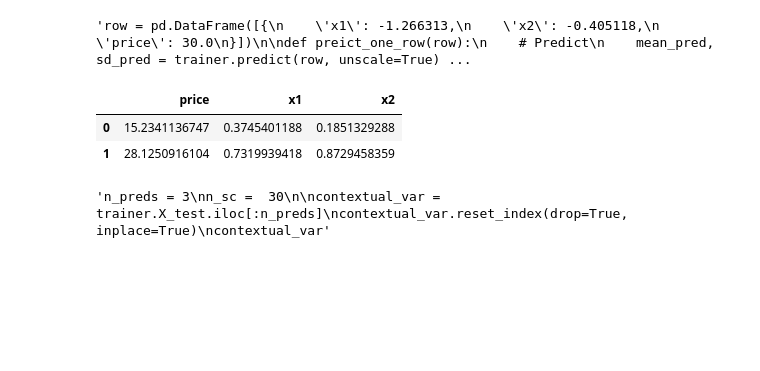
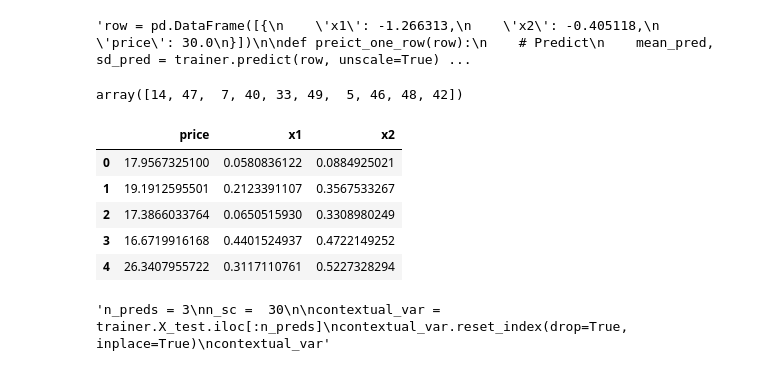
Before and after one commit to DanielLosada/DynamicPricing, a Jupyter notebook: MyImplementation/opt.ipynb, the cells around one changed output. Drawn from its saved outputs; the diff is of its cells as text; code cells hidden in the pictures; blank space fills up the shorter version.

```diff
--- a/MyImplementation/opt.ipynb
+++ b/MyImplementation/opt.ipynb
@@ -8,21 +8,32 @@ import numpy as np
 import pyomo.environ as pyo
 import pandas as pd
 import matplotlib.pyplot as plt
+import seaborn as sns
 
 from pyomo.environ import *
-from utils import generate_simple_synthetic_data, const_embed, load_case_study_data
+from utils import generate_simple_synthetic_data, const_embed, load_case_study_data, generate_data_by_ids
 from trainer import Trainer
 
 np.random.seed(43)
 
 LOAD_CASE_STUDY = False
+DATA_BY_ID = True
 # %%
-if not LOAD_CASE_STUDY:
+if LOAD_CASE_STUDY:
+    print("Loading case study data...")
+    X, y, val_ind, test_ind = load_case_study_data()
+
+elif DATA_BY_ID:
+    print("Loading data by IDs...")
+    df = generate_data_by_ids(n_ids=50, n_prices_per_id=200)
+    X = df[['id', 'x1', 'x2', 'price']]
+    y = df['y']
+    print(X.head())
+    print(y.head())
+
+else:
     X, y, true_mean, true_std = generate_simple_synthetic_data(n_samples=1000)
 
     print(X.head())
     print(y.head())
-else:
-    print("Loading case study data...")
-    X, y, val_ind, test_ind = load_case_study_data()
 # %% [output]
@@ -57,8 +69,8 @@ training_config = {
 
 config = {
     # Model config
-    'hidden_layers': 0,
-    'hidden_size': 50,
+    'hidden_layers': 1,
+    'hidden_size': 30,
     'drop': 0.05,
 
     # Training config
@@ -73,8 +85,12 @@ trainer = Trainer(X, y, config, device=device)
 
 if LOAD_CASE_STUDY:
     trainer.set_data_partitions(X_train=X[(~X.index.isin(val_ind)) & (~X.index.isin(test_ind))], y_train=y[(~y.index.isin(val_ind)) & (~y.index.isin(test_ind))], X_val=X[X.index.isin(val_ind)], y_val=y[y.index.isin(val_ind)], X_test=X[X.index.isin(test_ind)], y_test=y[y.index.isin(test_ind)])
+elif not DATA_BY_ID:
+    trainer.create_data_partitions(val_size=0.2, test_size=0.2, random_state=42)
 else:
-    trainer.create_data_partitions(val_size=0.2, test_size=0.2, random_state=42)
+    trainer = Trainer(X, y, config, device=device, id_col='id')
+    trainer.create_data_partitions_by_id(val_size=0.2, test_size=0.2, random_state=42)
+
 
 print("X_train shape: ", trainer.X_train.shape)
 print("X_val shape: ", trainer.X_val.shape)
@@ -252,18 +286,31 @@ def model_definition(contextual_var, n_sc, n_preds):
     model.min_price_expression = pyo.Constraint(model.N, rule=min_price_expression)
 
     return model
+# %%
+trainer.test_ids
+# %% [output]
+array([14, 47,  7, 40, 33, 49,  5, 46, 48, 42])
 # %%
-n_preds = 2
-n_sc =  30
+n_preds = 5
+n_sc =  50
 
-contextual_var = trainer.X[trainer.X.index.isin(trainer.test_indices)]
-contextual_var = contextual_var.iloc[:n_preds]
+if DATA_BY_ID:
+    ids = trainer.test_ids[:n_preds]
+    contextual_var = trainer.X[trainer.X['id'].isin(ids)]
+    contextual_var = contextual_var.drop_duplicates(subset='id', keep='first').drop(columns='id')
+else:
+    contextual_var = trainer.X[trainer.X.index.isin(trainer.test_indices)]
+    contextual_var = contextual_var.iloc[:n_preds]
+
 contextual_var.reset_index(drop=True, inplace=True)
 contextual_var
 # %% [output]
 |  | price | x1 | x2 |
-| 0 | 15.2341136747 | 0.3745401188 | 0.1851329288 |
-| 1 | 28.1250916104 | 0.7319939418 | 0.8729458359 |
+| 0 | 17.9567325100 | 0.0580836122 | 0.0884925021 |
+| 1 | 19.1912595501 | 0.2123391107 | 0.3567533267 |
+| 2 | 17.3866033764 | 0.0650515930 | 0.3308980249 |
+| 3 | 16.6719916168 | 0.4401524937 | 0.4722149252 |
+| 4 | 26.3407955722 | 0.3117110761 | 0.5227328294 |
 # %%
 '''n_preds = 3
 n_sc =  30
```
Also changed, not shown: parts of 20 cells of this notebook.
